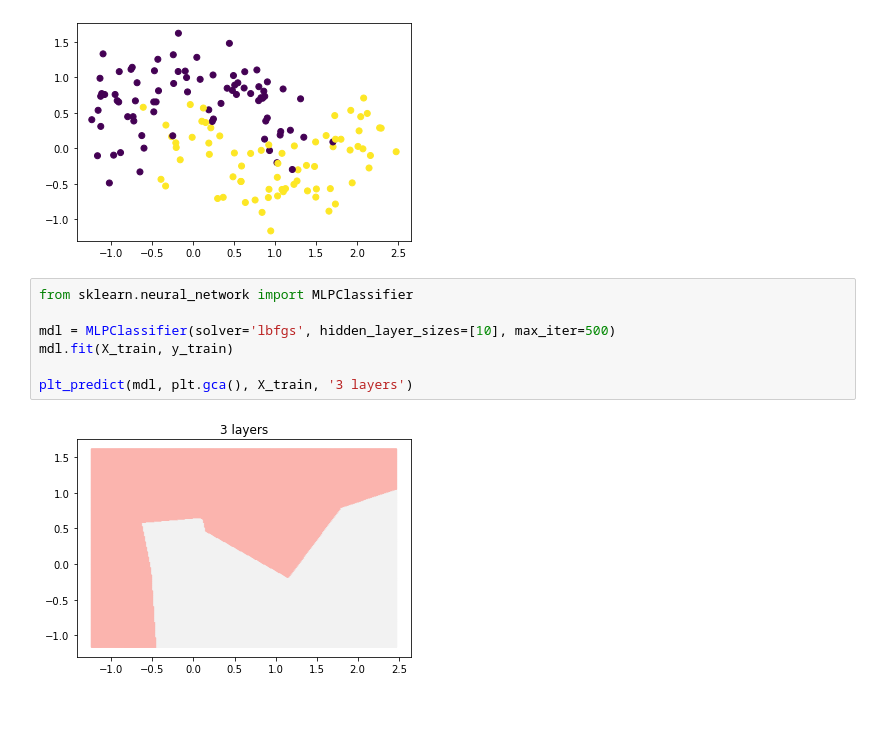
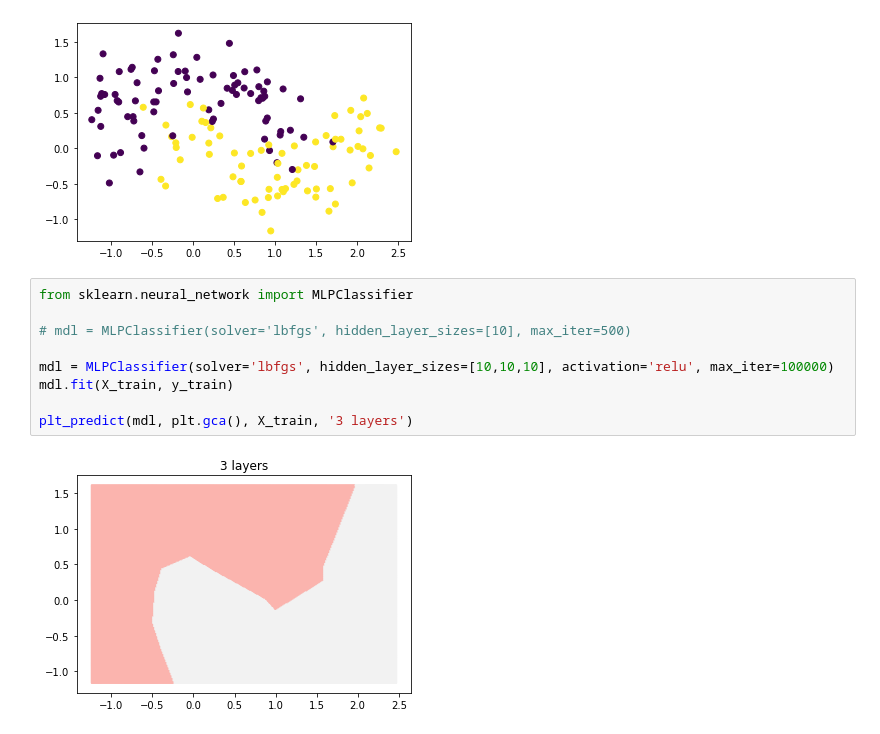
Before and after one commit to HidemotoNakada/j-techno, a Jupyter notebook: parts/2.2.5 ニューラルネットワーク.ipynb, the cells around one changed output. Saved outputs shown, nothing was run; the diff lists cells and outputs as text.

```diff
--- a/parts/2.2.5 ニューラルネットワーク.ipynb
+++ b/parts/2.2.5 ニューラルネットワーク.ipynb
@@ -111,9 +127,11 @@ plt.scatter(X_train[:,0], X_train[:,1], c=y_train)
 # %%
 from sklearn.neural_network import MLPClassifier
 
-mdl = MLPClassifier(solver='lbfgs', hidden_layer_sizes=[10], max_iter=500)
+# mdl = MLPClassifier(solver='lbfgs', hidden_layer_sizes=[10], max_iter=500)
+
+mdl = MLPClassifier(solver='lbfgs', hidden_layer_sizes=[10,10,10], activation='relu', max_iter=100000)
 mdl.fit(X_train, y_train)
 
 plt_predict(mdl, plt.gca(), X_train, '3 layers')
 # %% [output]
-[figure, old version]
+[figure, new version]
```
Also changed, not shown: parts of 2 cells of this notebook, 17 other files.
